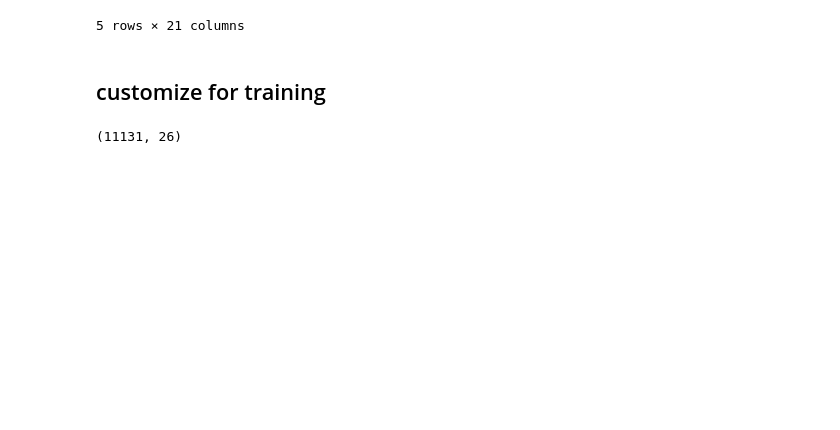
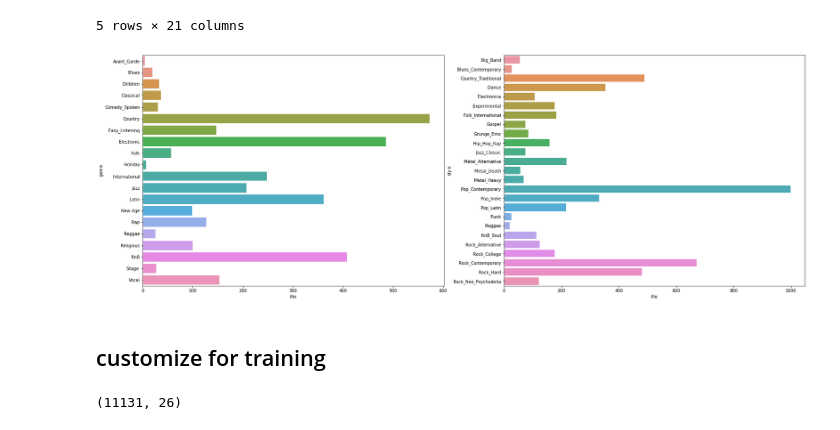
Before and after one commit to s-omranpour/MSG, a Jupyter notebook: data analysis.ipynb, the cells around one changed output. Saved outputs shown, nothing was run; the diff lists cells and outputs as text; code cells hidden in the pictures; blank space fills up the shorter version.

Commit message:
data filtering

```diff
--- a/data analysis.ipynb
+++ b/data analysis.ipynb
@@ -80,6 +81,17 @@ df.to_csv('lmd_data.csv', index=False)
 # %%
 # df['genre'] = df['file'].apply(lambda x: genre_map[hash_map[x]] if hash_map[x] in genre_map else '')
 # df['style'] = df['file'].apply(lambda x: style_map[hash_map[x]] if hash_map[x] in style_map else '')
+# %%
+plt.figure(figsize=(28,10))
+plt.subplot(1,2,1)
+data = df[~df.genre.isin(['-', 'Pop_Rock'])].groupby('genre').count()
+sns.barplot(y=data.index, x=data.file)
+plt.subplot(1,2,2)
+data = df[df['style'] != '-'].groupby('style').count()
+sns.barplot(y=data.index, x=data.file)
+plt.show()
+# %% [output]
+[figure, added]
 # %% [markdown]
 ## customize for training
 # %%
```
Also changed, not shown: parts of 5 cells of this notebook, 2 other files.
